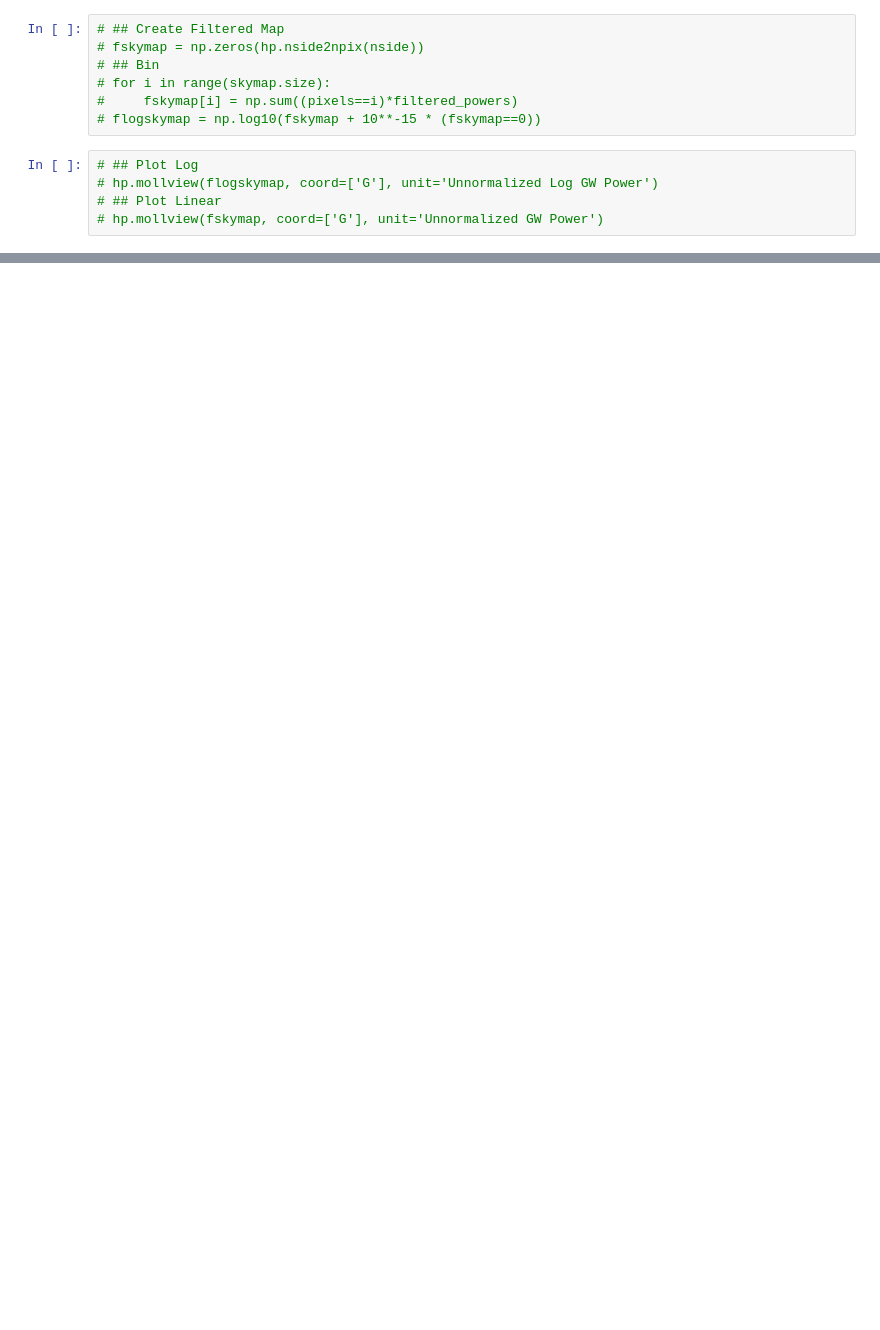
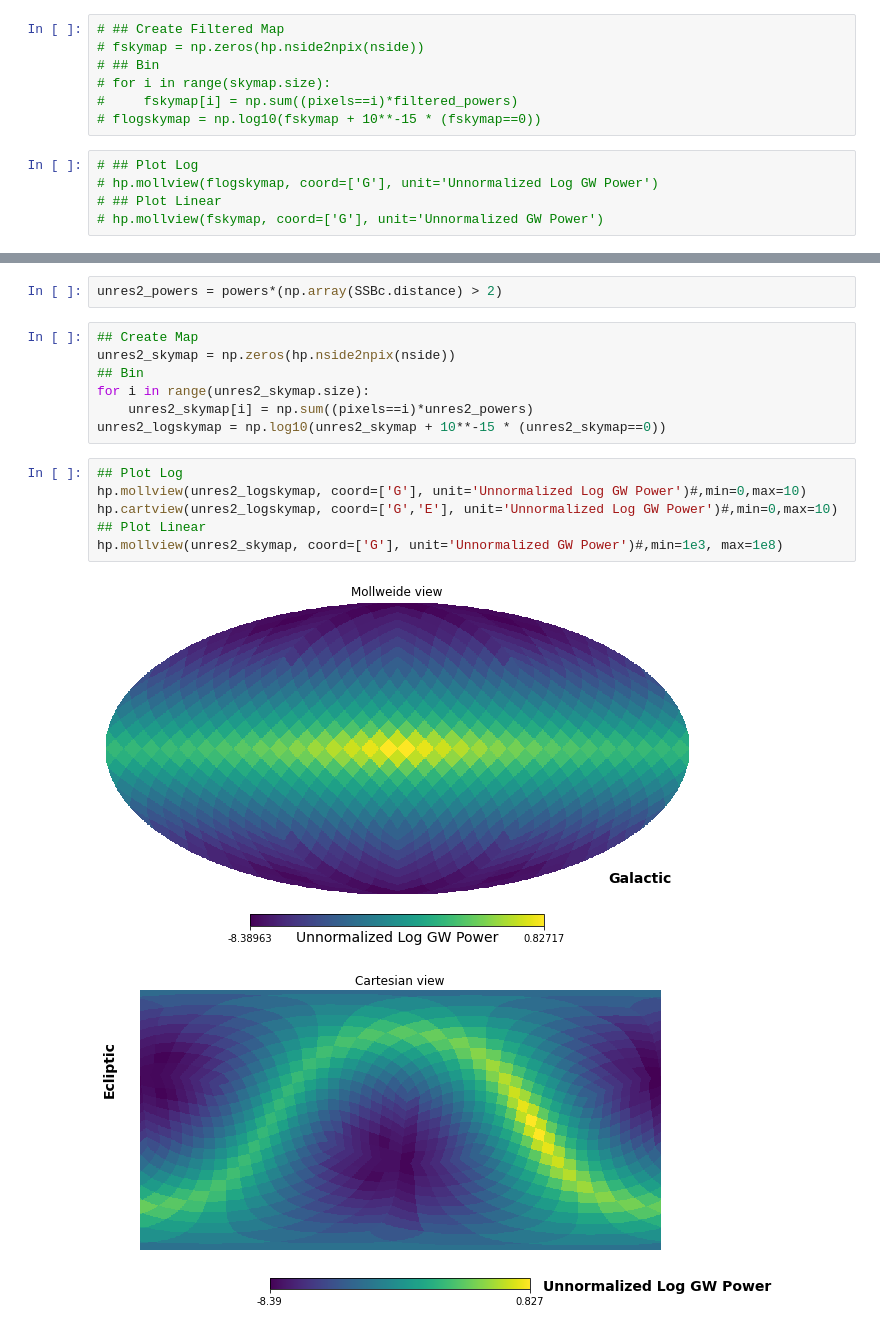
Before and after one commit to sharanbngr/blip, a Jupyter notebook: WD_Galactic_Foreground.ipynb, the cells around one changed output, grey strips where cells are left out. Cells and saved outputs as stored; diff of their text form; blank space fills up the shorter version.

```diff
--- a/WD_Galactic_Foreground.ipynb
+++ b/WD_Galactic_Foreground.ipynb
@@ -120,0 +143,18 @@ plt.show()
+# %%
+unres2_powers = powers*(np.array(SSBc.distance) > 2)
+# %%
+## Create Map
+unres2_skymap = np.zeros(hp.nside2npix(nside))
+## Bin
+for i in range(unres2_skymap.size):
+    unres2_skymap[i] = np.sum((pixels==i)*unres2_powers)
+unres2_logskymap = np.log10(unres2_skymap + 10**-15 * (unres2_skymap==0))
+# %%
+## Plot Log
+hp.mollview(unres2_logskymap, coord=['G'], unit='Unnormalized Log GW Power')#,min=0,max=10)
+hp.cartview(unres2_logskymap, coord=['G','E'], unit='Unnormalized Log GW Power')#,min=0,max=10)
+## Plot Linear
+hp.mollview(unres2_skymap, coord=['G'], unit='Unnormalized GW Power')#,min=1e3, max=1e8)
+# %% [output]
+[figure, added]
+[figure, added]
```
Also changed, not shown: parts of 13 cells of this notebook, 1 other file.
